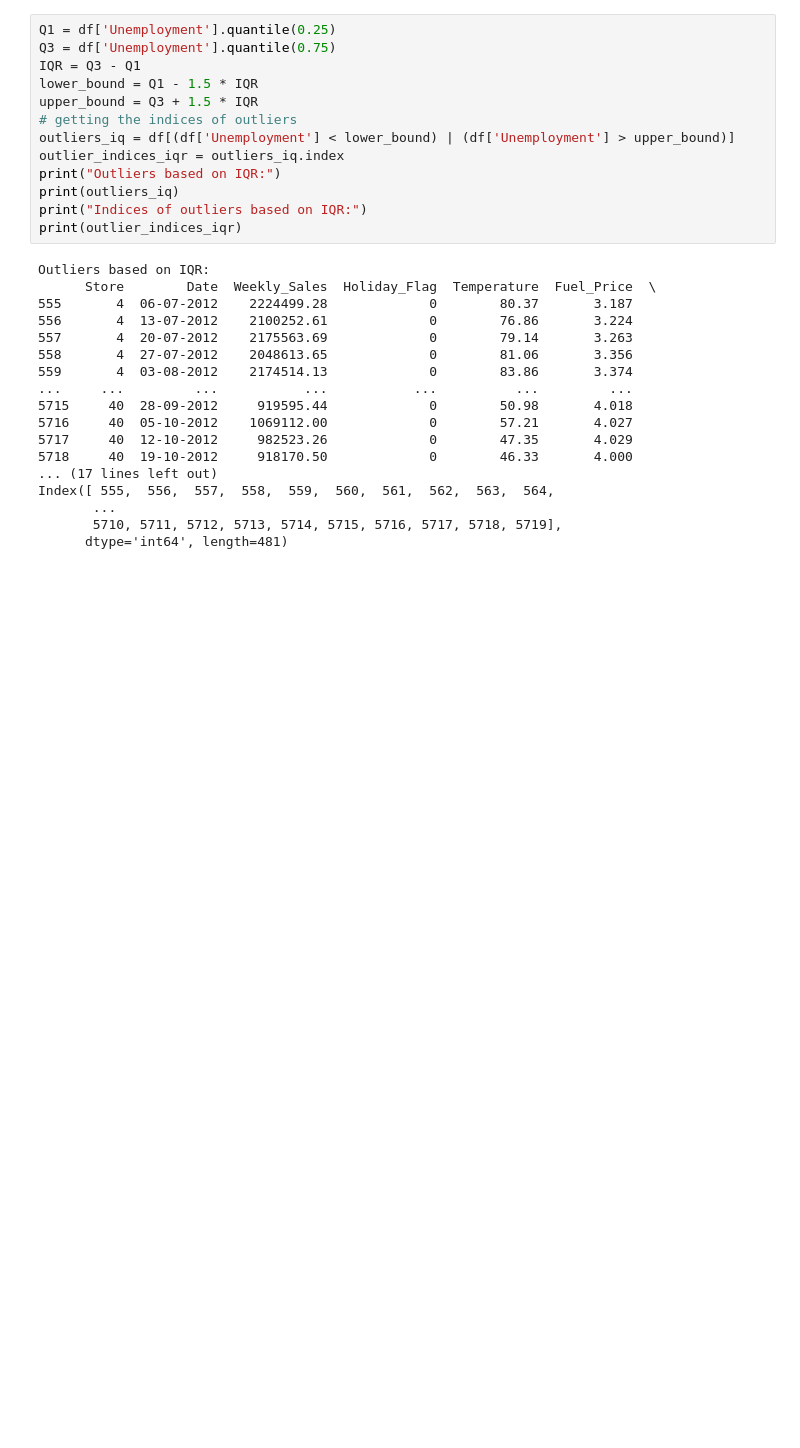
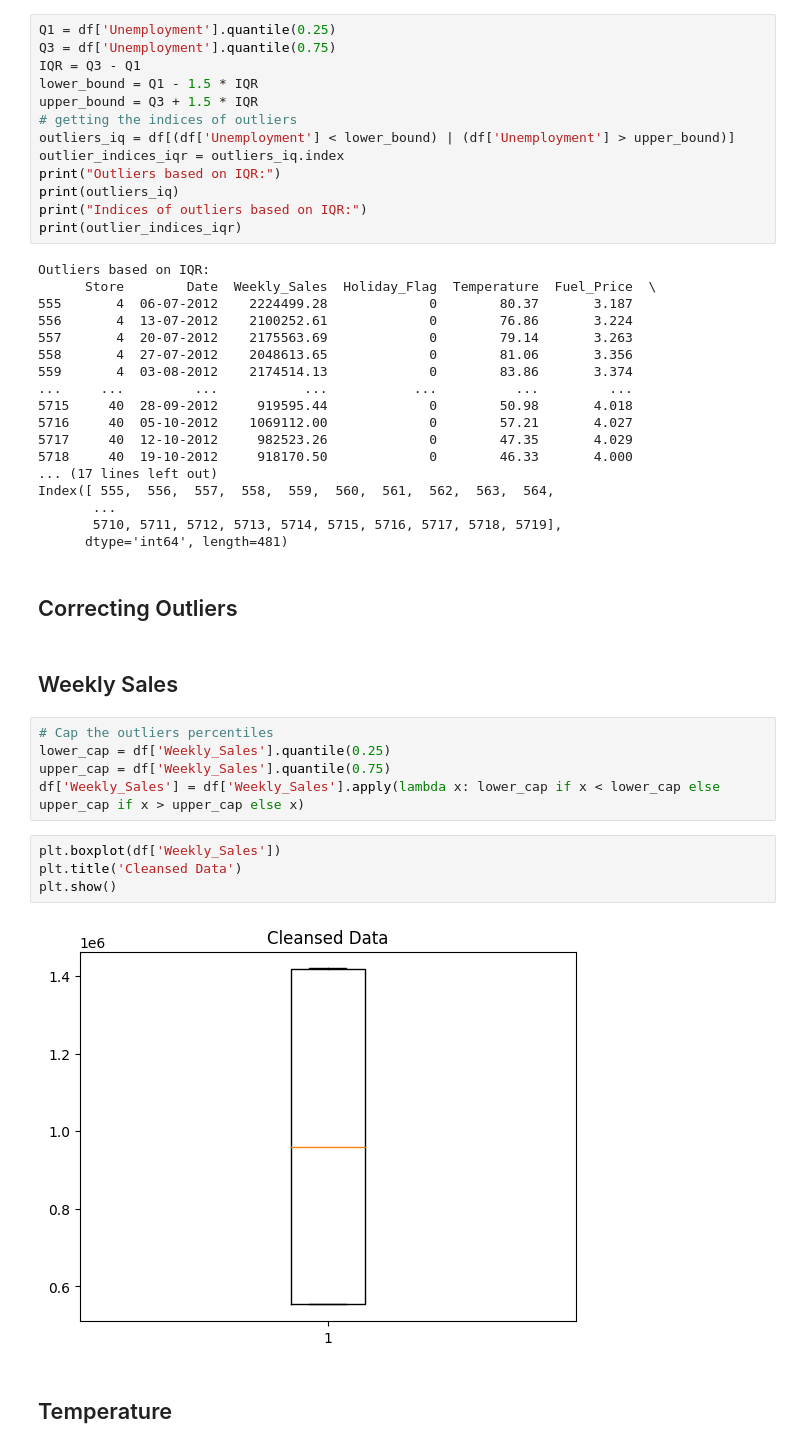
Before and after one commit to Ejazurwah123/Sales-Prediction, a Jupyter notebook: Analysis.ipynb, the cells around one changed output. Saved outputs shown, nothing was run; the diff lists cells and outputs as text; blank space fills up the shorter version.

```diff
--- a/Analysis.ipynb
+++ b/Analysis.ipynb
@@ -233,3 +233,20 @@ Index([ 555,  556,  557,  558,  559,  560,  561,  562,  563,  564,
        ...
        5710, 5711, 5712, 5713, 5714, 5715, 5716, 5717, 5718, 5719],
       dtype='int64', length=481)
+# %% [markdown]
+## Correcting Outliers
+# %% [markdown]
+## Weekly Sales
+# %%
+# Cap the outliers percentiles
+lower_cap = df['Weekly_Sales'].quantile(0.25)
+upper_cap = df['Weekly_Sales'].quantile(0.75)
+df['Weekly_Sales'] = df['Weekly_Sales'].apply(lambda x: lower_cap if x < lower_cap else upper_cap if x > upper_cap else x)
+# %%
+plt.boxplot(df['Weekly_Sales'])
+plt.title('Cleansed Data')
+plt.show()
+# %% [output]
+[figure, added]
+# %% [markdown]
+## Temperature
```
Also changed, not shown: parts of 8 cells of this notebook, 1 other file.
